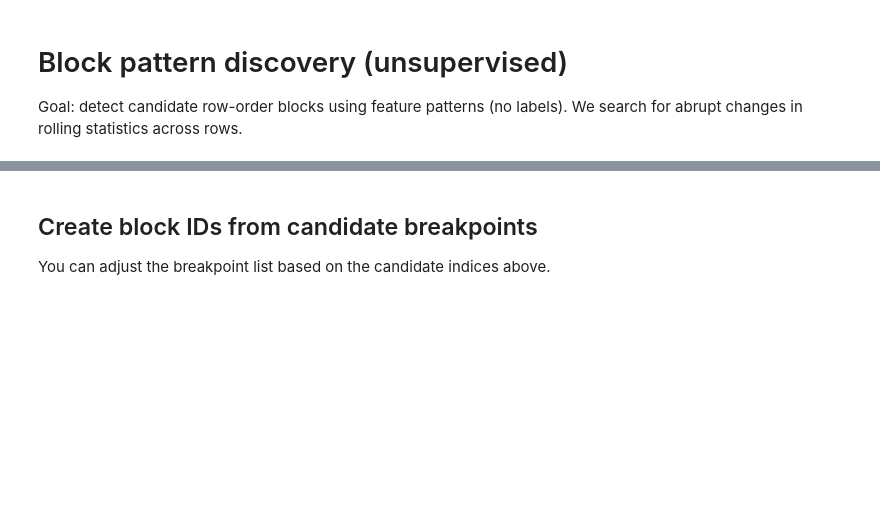
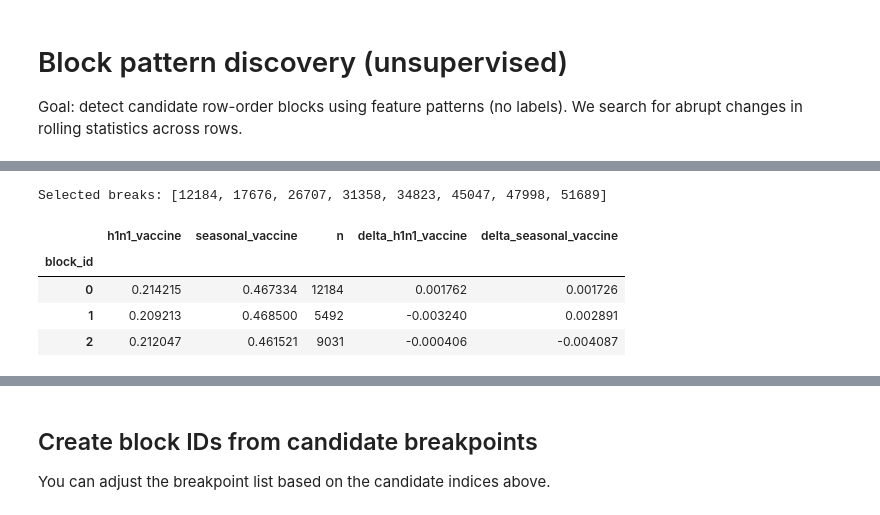
Before and after one commit to VigMarton/drivendata_flu_prediction, a Jupyter notebook: notebooks/block_pattern_discovery.ipynb, the cells around one changed output, grey strips where cells are left out. Saved outputs shown, nothing was run; the diff lists cells and outputs as text; code cells hidden in the pictures; blank space fills up the shorter version.

```diff
--- a/notebooks/block_pattern_discovery.ipynb
+++ b/notebooks/block_pattern_discovery.ipynb
@@ -85,0 +146,43 @@ candidate_breaks
+# %%
+y = pd.read_csv(DATA_DIR / "training_set_labels.csv", index_col="respondent_id")
+
+def assign_blocks(n_rows: int, breaks: list[int]) -> pd.Series:
+    breaks = sorted([b for b in breaks if 0 < b < n_rows])
+    labels = np.zeros(n_rows, dtype=int)
+    current = 0
+    for i, b in enumerate(breaks):
+        labels[current:b] = i
+        current = b
+    labels[current:] = len(breaks)
+    return pd.Series(labels, name="block_id")
+
+def build_selected_breaks(
+    breaks: list[int], boundary: int, min_block_start: int = 500
+) -> list[int]:
+    cleaned = [b for b in breaks if b >= min_block_start]
+    cleaned = sorted(set(cleaned + [boundary]))
+    return cleaned
+
+
+selected_breaks = build_selected_breaks(filtered_breaks, train_test_boundary, min_block_start=500)
+print("Selected breaks:", selected_breaks)
+
+block_id_full = assign_blocks(len(X_full), selected_breaks)
+block_id_train = block_id_full.iloc[:train_size]
+
+block_sizes = block_id_train.value_counts().sort_index().rename("n")
+block_rates = y.groupby(block_id_train).mean()
+block_rates = block_rates.join(block_sizes)
+
+overall = y.mean()
+for col in y.columns:
+    block_rates[f"delta_{col}"] = block_rates[col] - overall[col]
+
+block_rates
+# %% [output]
+Selected breaks: [12184, 17676, 26707, 31358, 34823, 45047, 47998, 51689]
+|  | h1n1_vaccine | seasonal_vaccine | n | delta_h1n1_vaccine | delta_seasonal_vaccine |
+| block_id |  |  |  |  |  |
+| 0 | 0.214215 | 0.467334 | 12184 | 0.001762 | 0.001726 |
+| 1 | 0.209213 | 0.468500 | 5492 | -0.003240 | 0.002891 |
+| 2 | 0.212047 | 0.461521 | 9031 | -0.000406 | -0.004087 |
```
Also changed, not shown: parts of 8 cells of this notebook, 2 other files.
